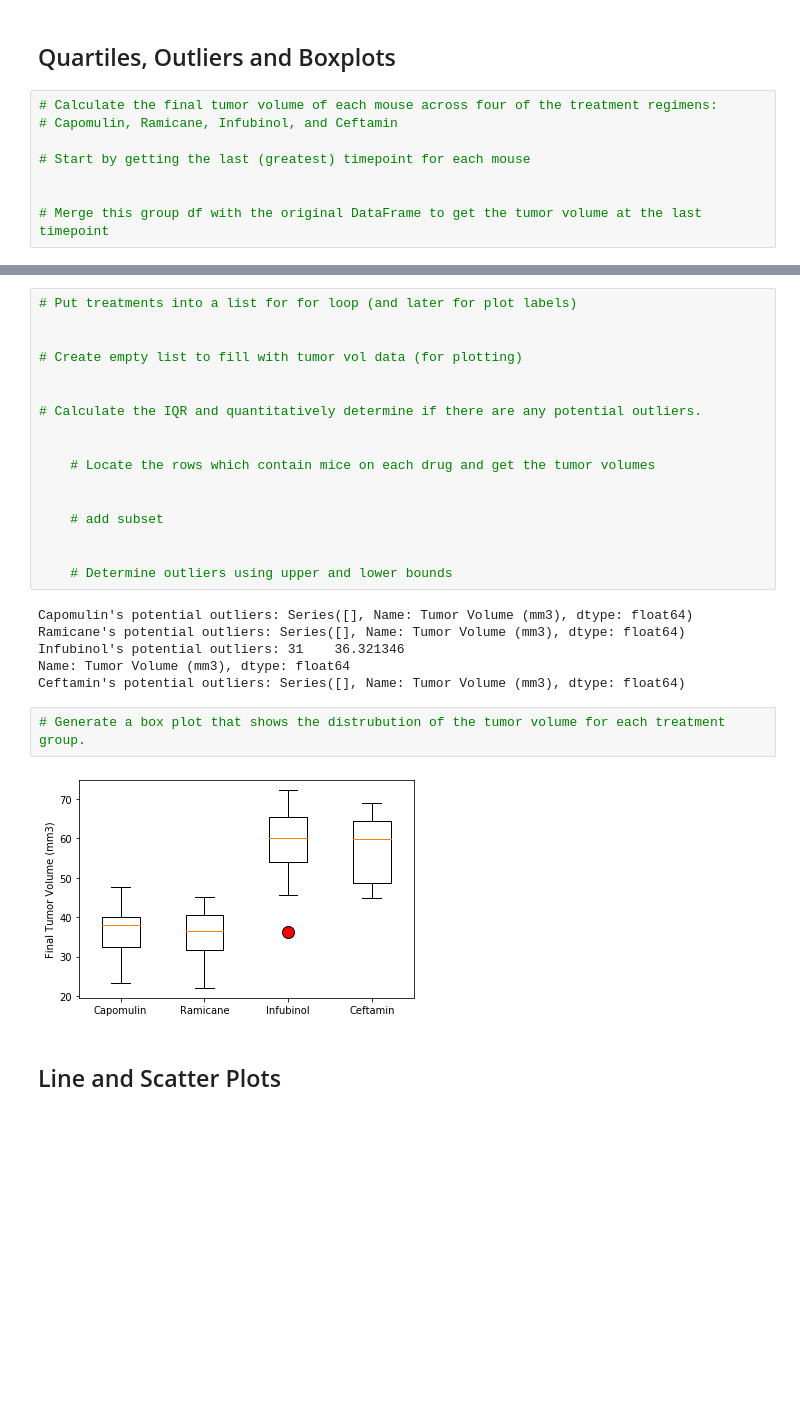
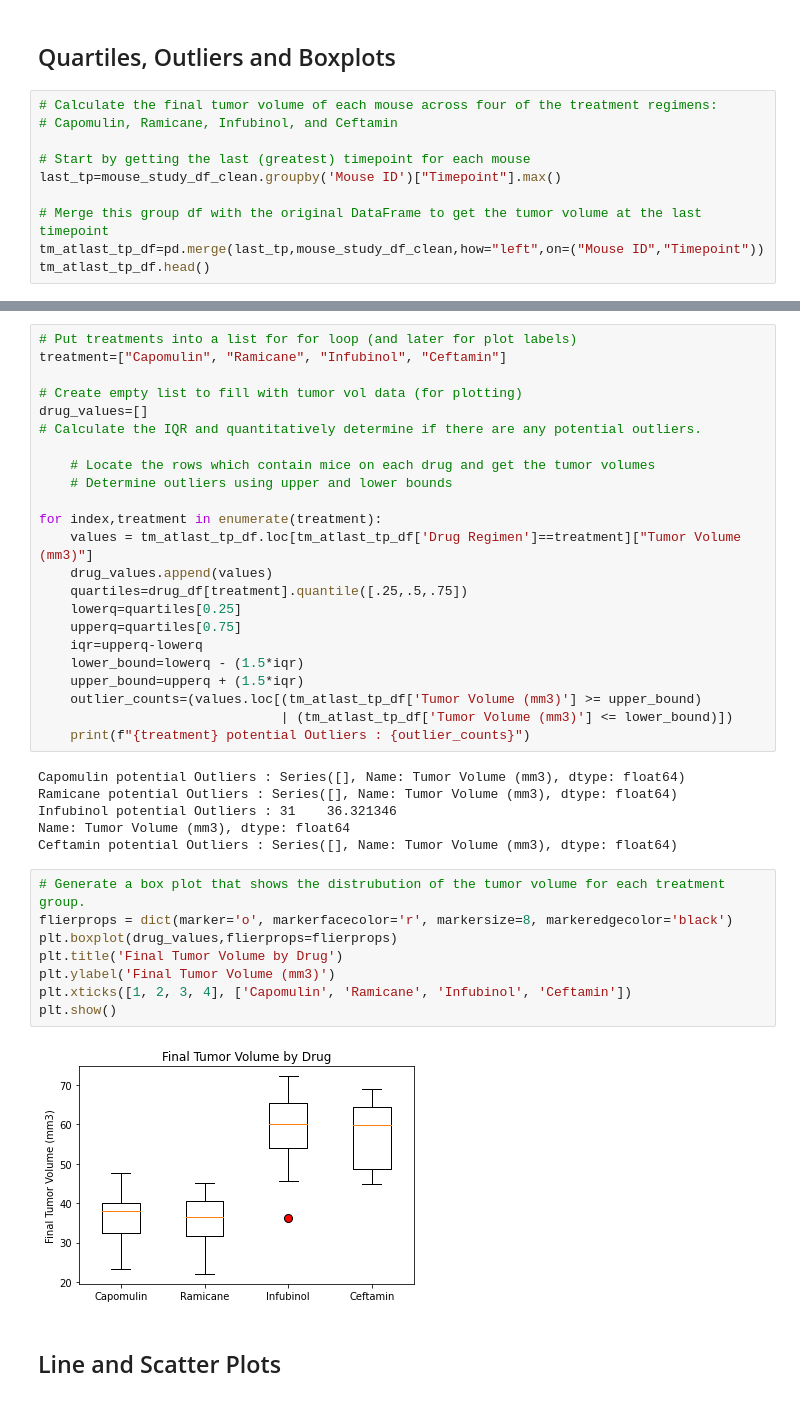
Before and after one commit to lintubaby5/Assignment-UoTBootCamp, a Jupyter notebook: pandas-challenge/Pymaceuticals/pymaceuticals.ipynb, the cells around one changed output, grey strips where cells are left out. Cells and saved outputs as stored; diff of their text form; blank space fills up the shorter version.

```diff
--- a/pandas-challenge/Pymaceuticals/pymaceuticals.ipynb
+++ b/pandas-challenge/Pymaceuticals/pymaceuticals.ipynb
@@ -147,6 +169,8 @@ grouped_df.agg({'Tumor Volume (mm3)':['mean','median','var','std','sem']})
 # Capomulin, Ramicane, Infubinol, and Ceftamin
 
 # Start by getting the last (greatest) timepoint for each mouse
-
+last_tp=mouse_study_df_clean.groupby('Mouse ID')["Timepoint"].max()
 
 # Merge this group df with the original DataFrame to get the tumor volume at the last timepoint
+tm_atlast_tp_df=pd.merge(last_tp,mouse_study_df_clean,how="left",on=("Mouse ID","Timepoint"))
+tm_atlast_tp_df.head()
@@ -153,30 +184,42 @@ grouped_df.agg({'Tumor Volume (mm3)':['mean','median','var','std','sem']})
 # %%
 # Put treatments into a list for for loop (and later for plot labels)
-
+treatment=["Capomulin", "Ramicane", "Infubinol", "Ceftamin"]
 
 # Create empty list to fill with tumor vol data (for plotting)
-
-
+drug_values=[]
 # Calculate the IQR and quantitatively determine if there are any potential outliers.
 
+    # Locate the rows which contain mice on each drug and get the tumor volumes
+    # Determine outliers using upper and lower bounds
 
-    # Locate the rows which contain mice on each drug and get the tumor volumes
-
-
-    # add subset
-
-
-    # Determine outliers using upper and lower bounds
+for index,treatment in enumerate(treatment):
+    values = tm_atlast_tp_df.loc[tm_atlast_tp_df['Drug Regimen']==treatment]["Tumor Volume (mm3)"]
+    drug_values.append(values)
+    quartiles=drug_df[treatment].quantile([.25,.5,.75])
+    lowerq=quartiles[0.25]
+    upperq=quartiles[0.75]
+    iqr=upperq-lowerq
+    lower_bound=lowerq - (1.5*iqr)
+    upper_bound=upperq + (1.5*iqr)
+    outlier_counts=(values.loc[(tm_atlast_tp_df['Tumor Volume (mm3)'] >= upper_bound)
+                               | (tm_atlast_tp_df['Tumor Volume (mm3)'] <= lower_bound)])
+    print(f"{treatment} potential Outliers : {outlier_counts}")
 # %% [output]
-Capomulin's potential outliers: Series([], Name: Tumor Volume (mm3), dtype: float64)
-Ramicane's potential outliers: Series([], Name: Tumor Volume (mm3), dtype: float64)
-Infubinol's potential outliers: 31    36.321346
+Capomulin potential Outliers : Series([], Name: Tumor Volume (mm3), dtype: float64)
+Ramicane potential Outliers : Series([], Name: Tumor Volume (mm3), dtype: float64)
+Infubinol potential Outliers : 31    36.321346
 Name: Tumor Volume (mm3), dtype: float64
-Ceftamin's potential outliers: Series([], Name: Tumor Volume (mm3), dtype: float64)
+Ceftamin potential Outliers : Series([], Name: Tumor Volume (mm3), dtype: float64)
 # %%
 # Generate a box plot that shows the distrubution of the tumor volume for each treatment group.
+flierprops = dict(marker='o', markerfacecolor='r', markersize=8, markeredgecolor='black')
+plt.boxplot(drug_values,flierprops=flierprops)
+plt.title('Final Tumor Volume by Drug')
+plt.ylabel('Final Tumor Volume (mm3)')
+plt.xticks([1, 2, 3, 4], ['Capomulin', 'Ramicane', 'Infubinol', 'Ceftamin'])
+plt.show()
 # %% [output]
-[figure, old version]
+[figure, new version]
 # %% [markdown]
 ## Line and Scatter Plots
 # %%
```
Also changed, not shown: parts of 13 cells of this notebook.
